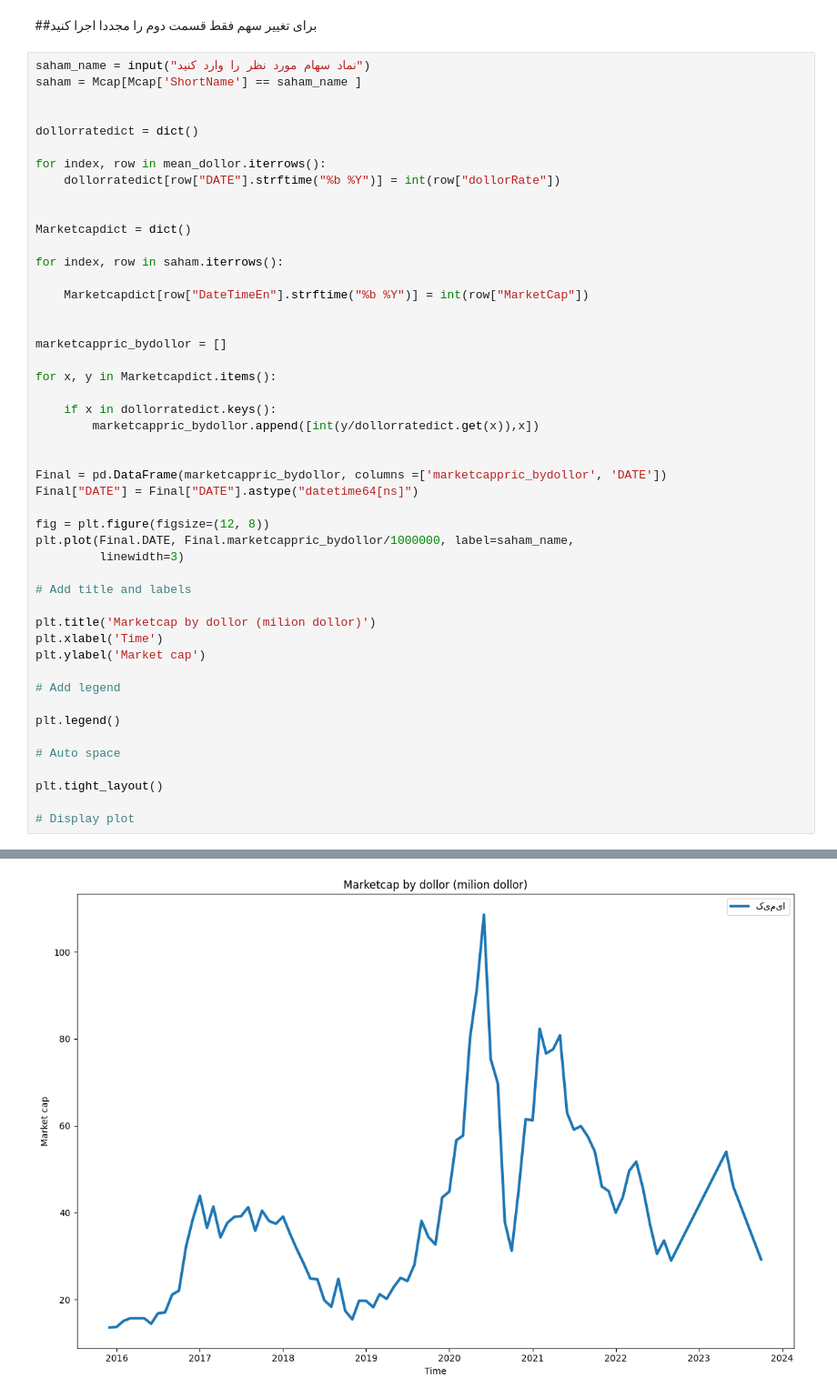
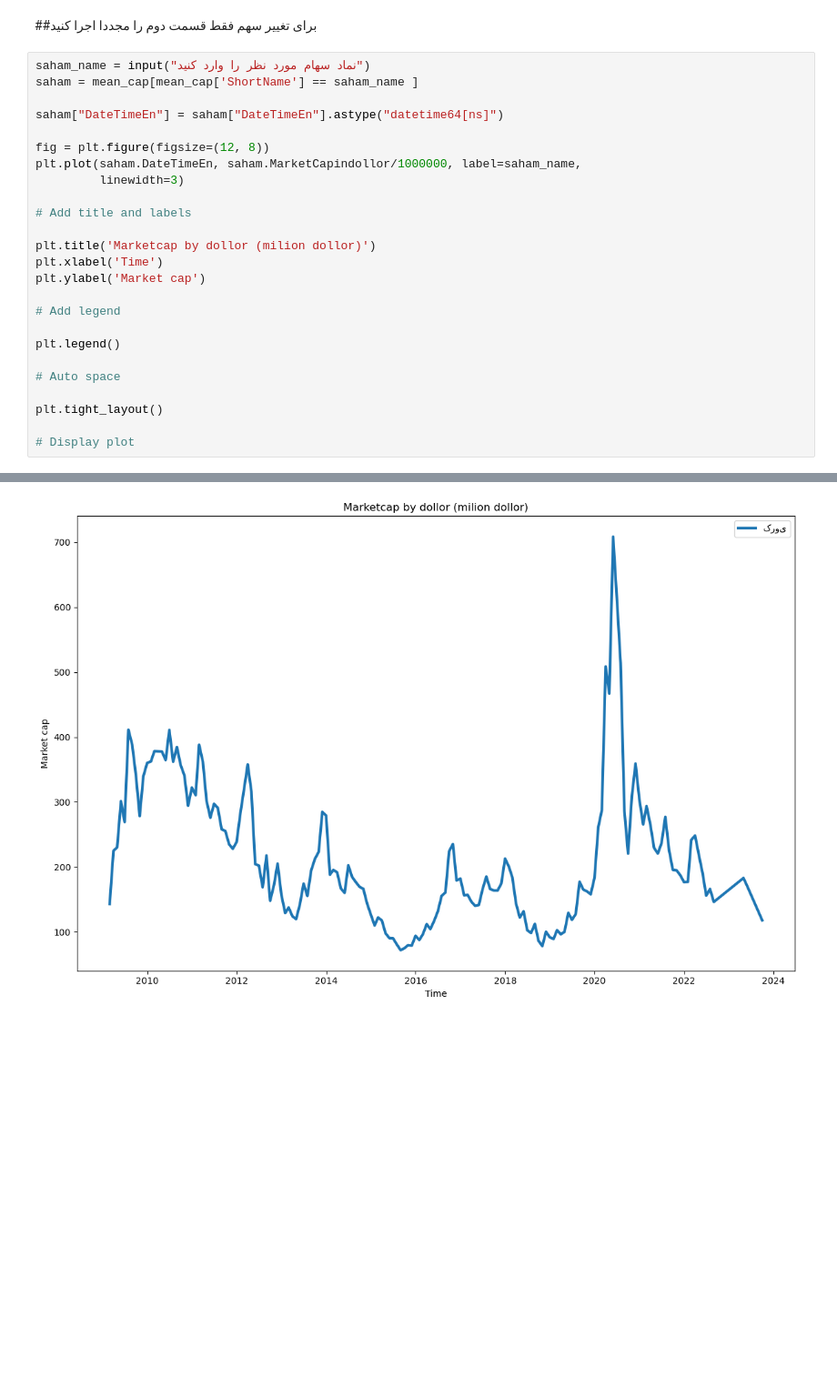
Before and after one commit to mhrezabod/Marketcapbydollor, a Jupyter notebook: bourse.ipynb, the cells around one changed output, grey strips where cells are left out. Shown at 91% size. Saved outputs shown, nothing was run; the diff lists cells and outputs as text; blank space fills up the shorter version.

Commit message:
turn all data in a one dataframe named'mean_cap'

```diff
--- a/bourse.ipynb
+++ b/bourse.ipynb
@@ -29,35 +41,12 @@ mean_dollor = dollor.groupby(pd.PeriodIndex(dollor['DATE'], freq="M"))['dollorRa
 ##برای تغییر سهم فقط قسمت دوم را مجددا اجرا کنید
 # %%
 saham_name = input("نماد سهام مورد نظر را وارد کنید")
-saham = Mcap[Mcap['ShortName'] == saham_name ]
+saham = mean_cap[mean_cap['ShortName'] == saham_name ]
 
-
-dollorratedict = dict()
-
-for index, row in mean_dollor.iterrows():
-    dollorratedict[row["DATE"].strftime("%b %Y")] = int(row["dollorRate"])
-
-
-Marketcapdict = dict()
-
-for index, row in saham.iterrows():
-
-    Marketcapdict[row["DateTimeEn"].strftime("%b %Y")] = int(row["MarketCap"])
-
-
-marketcappric_bydollor = []
-
-for x, y in Marketcapdict.items():
-
-    if x in dollorratedict.keys():
-        marketcappric_bydollor.append([int(y/dollorratedict.get(x)),x])
-
-
-Final = pd.DataFrame(marketcappric_bydollor, columns =['marketcappric_bydollor', 'DATE'])
-Final["DATE"] = Final["DATE"].astype("datetime64[ns]")
+saham["DateTimeEn"] = saham["DateTimeEn"].astype("datetime64[ns]")
 
 fig = plt.figure(figsize=(12, 8))
-plt.plot(Final.DATE, Final.marketcappric_bydollor/1000000, label=saham_name,
+plt.plot(saham.DateTimeEn, saham.MarketCapindollor/1000000, label=saham_name,
          linewidth=3)
 
 # Add title and labels
@@ -80 +73 @@ plt.tight_layout()
-[figure, old version]
+[figure, new version]
```
Also changed, not shown: parts of 2 cells of this notebook.
